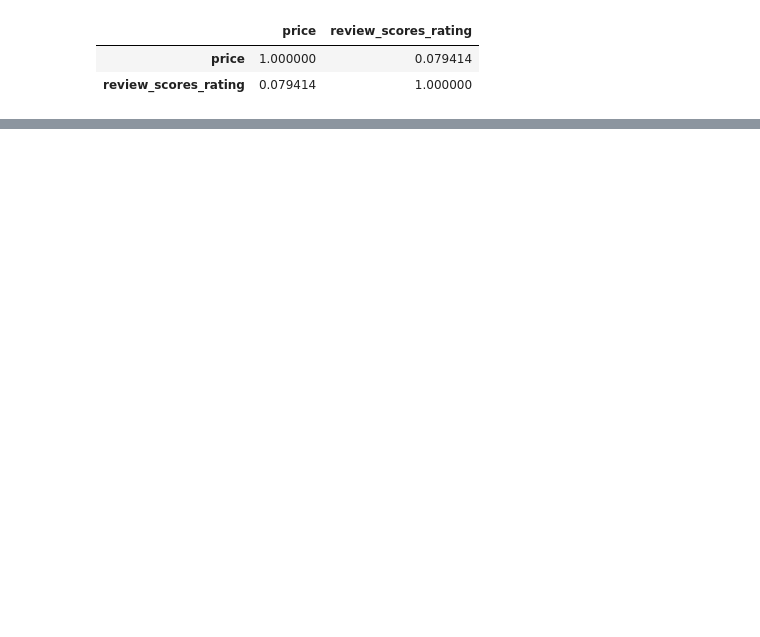
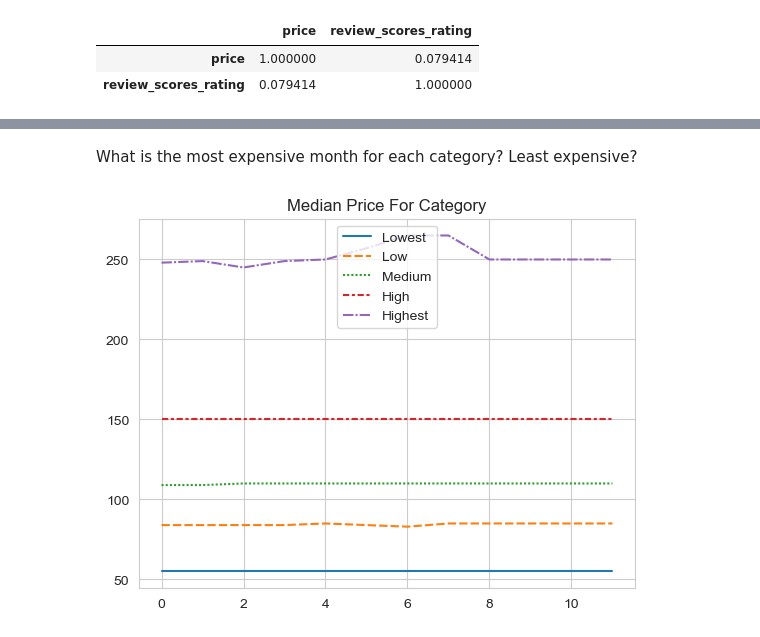
Before and after one commit to sunny0402/airbnb_data, a Jupyter notebook: airbnb_seattle.ipynb, the cells around one changed output, grey strips where cells are left out. Drawn from its saved outputs; the diff is of its cells as text; code cells hidden in the pictures; blank space fills up the shorter version.

```diff
--- a/airbnb_seattle.ipynb
+++ b/airbnb_seattle.ipynb
@@ -171,0 +191,4 @@ calendar_join_ratings[['price','review_scores_rating']].corr()
+# %%
+for name,grp in date_grouped:
+    print(name)
+    # print(date_grouped.get_group(name))
@@ -171,0 +213,15 @@ calendar_join_ratings[['price','review_scores_rating']].corr()
+# %%
+categories_data = {'Lowest':[],'Low':[],'Medium':[],'High':[],'Highest':[] }
+# %%
+for name,grp in date_grouped:
+    # month_num = name[1]
+    # num_listings = grp['listing_id'].count()
+
+    median_price = grp['price'].median()
+    price_cat = name[0]
+    categories_data[price_cat].append(median_price)
+# %%
+summary_df = pd.DataFrame(data=categories_data,\
+                          columns=categories_data.keys())
+
+summary_df
@@ -171,0 +242,7 @@ calendar_join_ratings[['price','review_scores_rating']].corr()
+# %% [markdown]
+What is the most expensive month for each category? Least expensive?
+# %%
+sns.lineplot(data=summary_df).set_title("Median Price For Category")
+plt.show()
+# %% [output]
+[figure, added]
```
Also changed, not shown: parts of 12 cells of this notebook.
